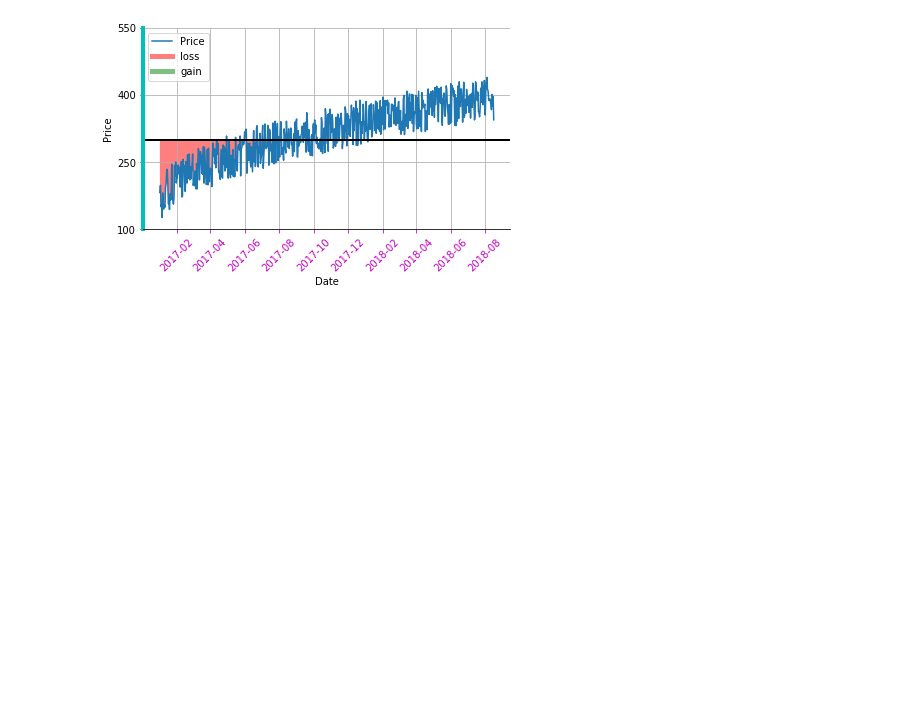
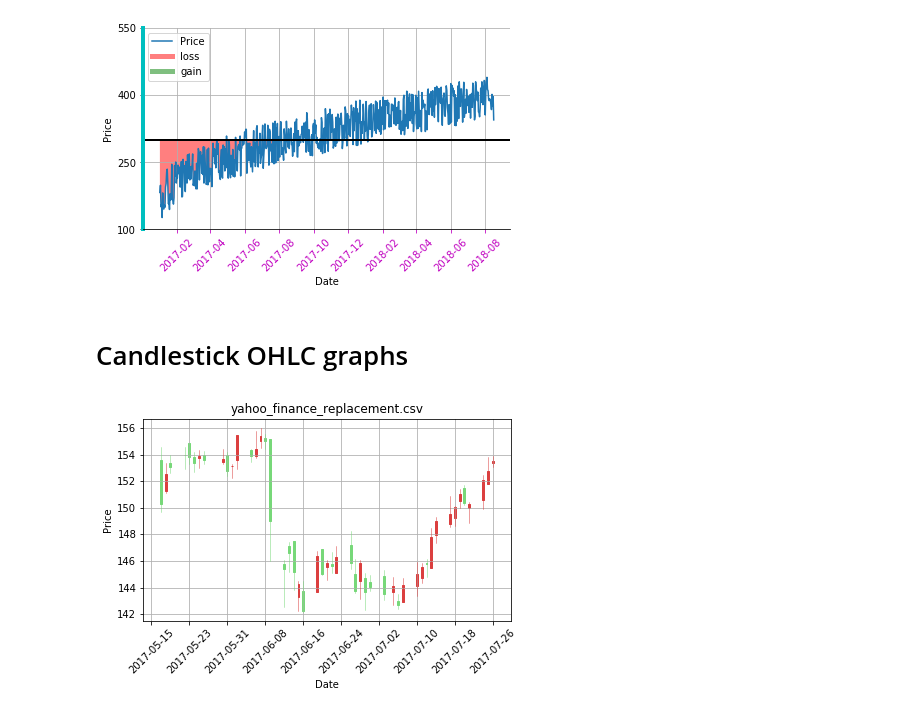
Before and after one commit to surya1singh/matplotlib_examples, a Jupyter notebook: Level 1.ipynb, the cells around one changed output. Cells and saved outputs as stored; diff of their text form; code cells hidden in the pictures; blank space fills up the shorter version.

Commit message:
Candlestick OHLC graphs

```diff
--- a/Level 1.ipynb
+++ b/Level 1.ipynb
@@ -148,3 +148,74 @@ plt.subplots_adjust(left=0.09, bottom=0.20, right=0.94, top=0.90, wspace=0.2, hs
 plt.show()
 # %% [output]
 [figure]
+# %% [markdown]
+ # Candlestick OHLC graphs
+# %%
+import matplotlib.pyplot as plt
+import matplotlib.dates as mdates
+import matplotlib.ticker as mticker
+from matplotlib.finance import candlestick_ohlc
+
+import numpy as np
+import urllib
+import datetime as dt
+
+
+def bytespdate2num(fmt, encoding='utf-8'):
+    strconverter = mdates.strpdate2num(fmt)
+    def bytesconverter(b):
+        s = b.decode(encoding)
+        return strconverter(s)
+    return bytesconverter
+
+
+def graph_data(stock):
+
+    fig = plt.figure()
+    ax1 = plt.subplot2grid((1,1), (0,0))
+
+    source_code = open(stock,'r').read()
+    stock_data = []
+    split_source = source_code.split('\n')[:50]
+    for line in split_source[1:]:
+        split_line = line.split(',')
+        if len(split_line) == 7:
+            if 'values' not in line and 'labels' not in line:
+                stock_data.append(line)
+
+
+    date, closep, highp, lowp, openp, adj_closep, volume = np.loadtxt(stock_data,
+                                                          delimiter=',',
+                                                          unpack=True,
+                                                          converters={0: bytespdate2num('%Y-%m-%d')})
+
+    x = 0
+    y = len(date)
+    ohlc = []
+
+    while x < y:
+        append_me = date[x], openp[x], highp[x], lowp[x], closep[x], volume[x]
+        ohlc.append(append_me)
+        x+=1
+
+
+    candlestick_ohlc(ax1, ohlc, width=0.4, colorup='#77d879', colordown='#db3f3f')
+
+    for label in ax1.xaxis.get_ticklabels():
+        label.set_rotation(45)
+
+    ax1.xaxis.set_major_formatter(mdates.DateFormatter('%Y-%m-%d'))
+    ax1.xaxis.set_major_locator(mticker.MaxNLocator(10))
+    ax1.grid(True)
+
+
+    plt.xlabel('Date')
+    plt.ylabel('Price')
+    plt.title(stock)
+    plt.subplots_adjust(left=0.09, bottom=0.20, right=0.94, top=0.90, wspace=0.2, hspace=0)
+    plt.show()
+
+
+graph_data('yahoo_finance_replacement.csv')
+# %% [output]
+[figure, added]
```
Also changed, not shown: 1 other file.
